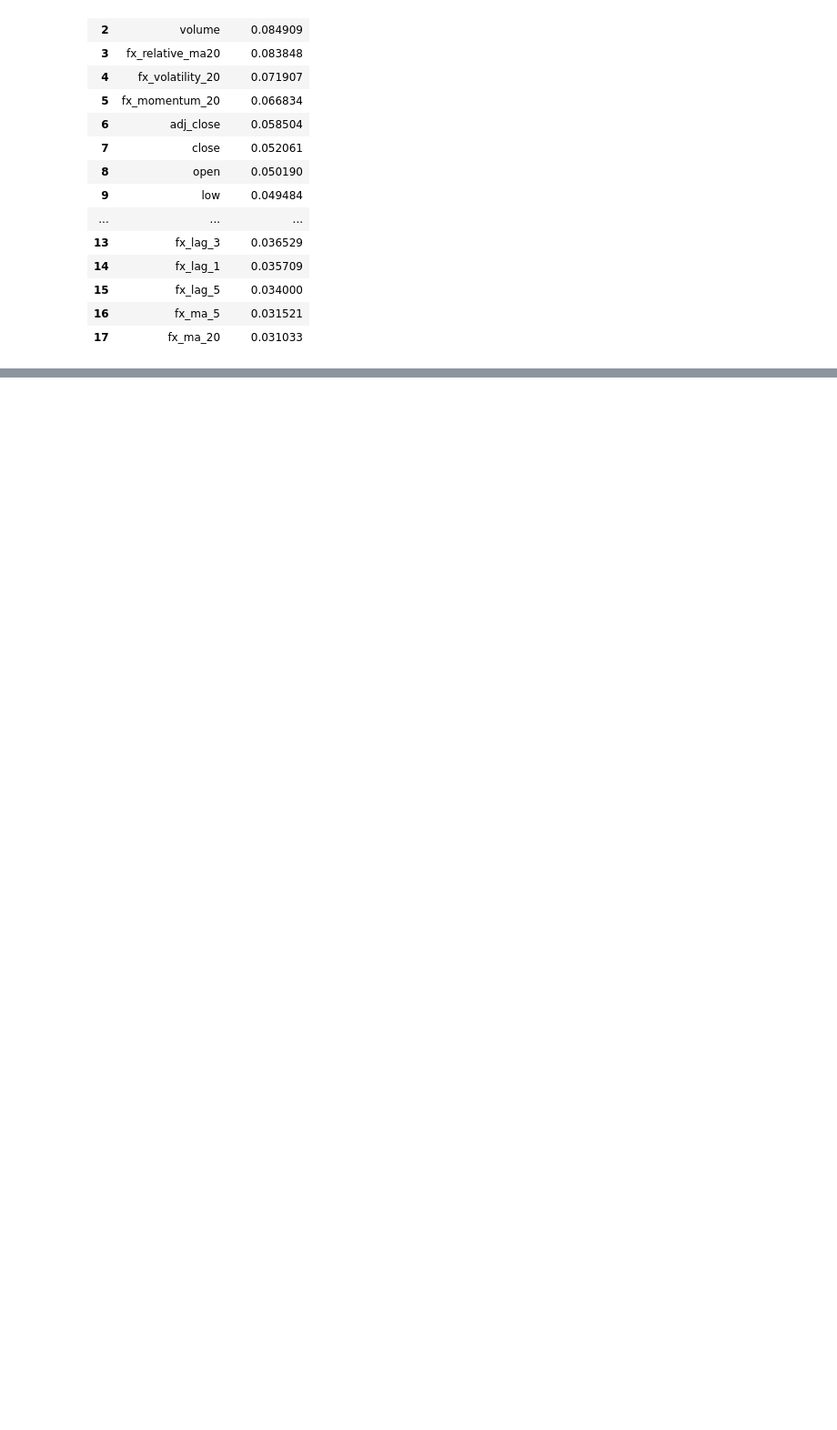
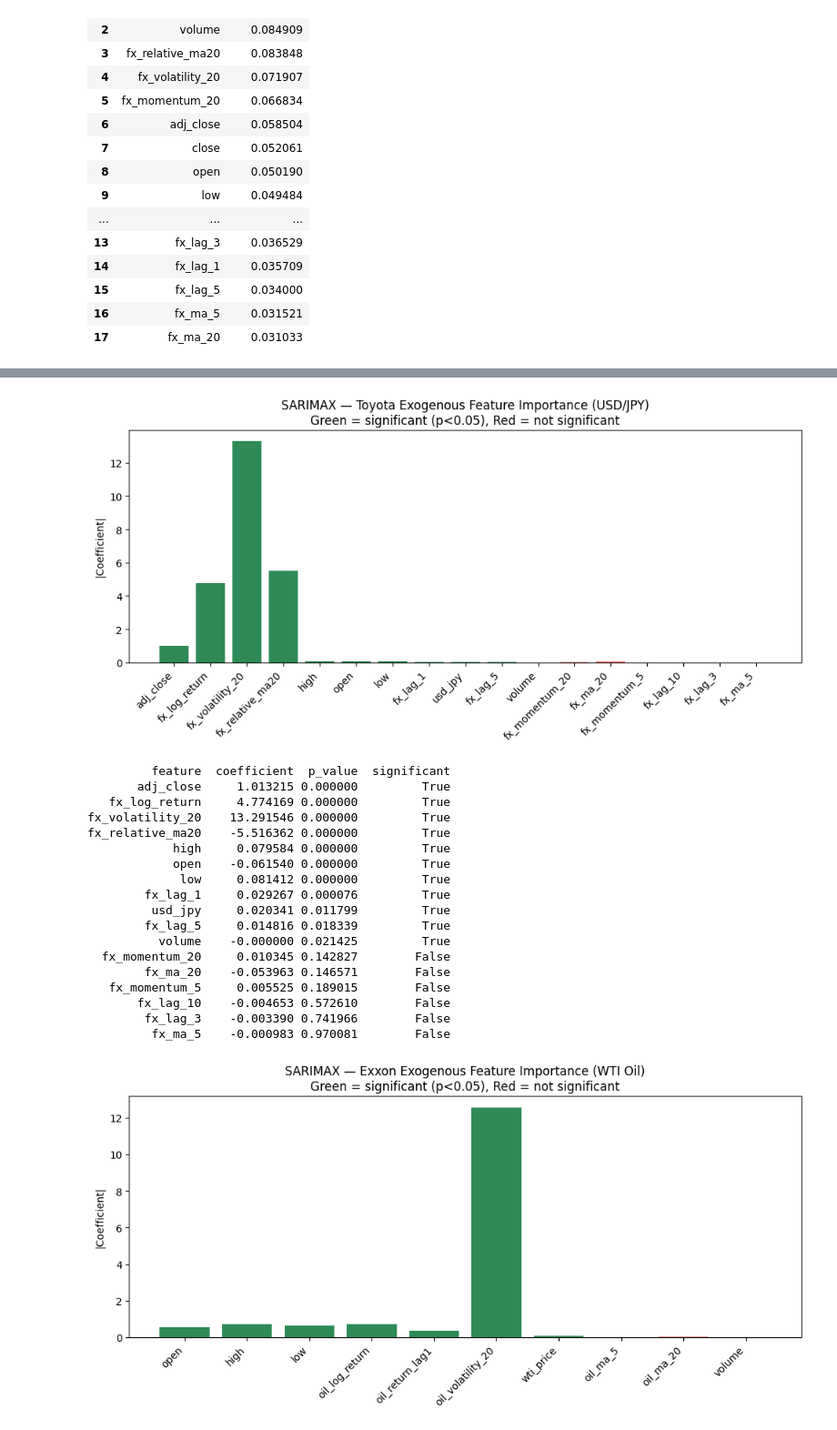
Before and after one commit to IntelligentSystemsProject/Stock-Market-Project, a Jupyter notebook: project.ipynb, the cells around one changed output, grey strips where cells are left out. Shown at 91% size. Cells and saved outputs as stored; diff of their text form; code cells hidden in the pictures; blank space fills up the shorter version.

Commit message:
Add SARIMA/SARIMAX feature importance analysis

```diff
--- a/project.ipynb
+++ b/project.ipynb
@@ -1942,12 +1942,15 @@ def train_sarima_ts(
     exog_cols = [i for i in range(F) if i != target_idx]
     has_exog = use_exog and len(exog_cols) > 0
 
+    exog_feature_names = [f for f in features if f != target_col]
+
     # 2. Cross-validation loop
     tscv = TimeSeriesSplit(n_splits=n_splits)
     cv_scores = []
     all_y_true = []
     all_y_pred = []
     last_fold_preds = None
+    last_fold_fit = None
 
     for fold, (tr_idx, te_idx) in enumerate(tscv.split(feature_arr)):
 
@@ -1967,12 +1970,12 @@ def train_sarima_ts(
                 test_dates = pd.DatetimeIndex(date_index[te_idx])
 
             y_train_s = pd.Series(y_train, index=train_dates)
-            exog_train_s = pd.DataFrame(exog_train, index=train_dates) if has_exog else None
-            exog_test_s = pd.DataFrame(exog_test,  index=test_dates)  if has_exog else None
+            exog_train_s = pd.DataFrame(exog_train, index=train_dates, columns=exog_feature_names) if has_exog else None
+            exog_test_s  = pd.DataFrame(exog_test,  index=test_dates,  columns=exog_feature_names) if has_exog else None
         else:
             y_train_s = pd.Series(y_train)
-            exog_train_s = pd.DataFrame(exog_train) if has_exog else None
-            exog_test_s = pd.DataFrame(exog_test)  if has_exog else None
+            exog_train_s = pd.DataFrame(exog_train, columns=exog_feature_names) if has_exog else None
+            exog_test_s  = pd.DataFrame(exog_test,  columns=exog_feature_names) if has_exog else None
 
         # Fit SARIMAX with warnings suppressed to avoid fold failures due to convergence or stationarity issues
         try:
@@ -2011,6 +2014,7 @@ def train_sarima_ts(
         all_y_true.extend(y_test)
         all_y_pred.extend(y_pred)
         last_fold_preds = (y_test, y_pred)
+        last_fold_fit = fit
 
         print(f"  Fold {fold + 1}: MAE=${mae:.4f}  RMSE=${rmse:.4f}  R²={r2:.4f}")
 
@@ -2032,6 +2036,7 @@ def train_sarima_ts(
         "mean_mae": cv_df["MAE"].mean(),
         "mean_rmse": cv_df["RMSE"].mean(),
         "mean_r2": cv_df["R2"].mean(),
+        "last_fold_fit":  last_fold_fit
     }
 # %%
 # NVDA
@@ -2326,0 +2368,39 @@ fx_volatility_20    0.071907
+# %%
+
+# Toyota SARIMAX — USD/JPY exog features
+target_col = "close"
+exog_cols = [c for c in merged_toyota_df.columns if c != target_col]
+_ = analyze_sarimax_importance(
+    fit_result=results_toyota_sarima["last_fold_fit"],
+    exog_feature_names=exog_cols,
+    title="SARIMAX — Toyota Exogenous Feature Importance (USD/JPY)"
+)
+
+# Exxon SARIMAX — WTI oil exog features
+exog_cols = [c for c in merged_exxon_df.columns if c != target_col]
+_ = analyze_sarimax_importance(
+    fit_result=results_exxon_sarima["last_fold_fit"],
+    exog_feature_names=exog_cols,
+    title="SARIMAX — Exxon Exogenous Feature Importance (WTI Oil)"
+)
+# %% [output]
+[figure, added]
+         feature  coefficient  p_value  significant
+       adj_close     1.013215 0.000000         True
+   fx_log_return     4.774169 0.000000         True
+fx_volatility_20    13.291546 0.000000         True
+fx_relative_ma20    -5.516362 0.000000         True
+            high     0.079584 0.000000         True
+            open    -0.061540 0.000000         True
+             low     0.081412 0.000000         True
+        fx_lag_1     0.029267 0.000076         True
+         usd_jpy     0.020341 0.011799         True
+        fx_lag_5     0.014816 0.018339         True
+          volume    -0.000000 0.021425         True
+  fx_momentum_20     0.010345 0.142827        False
+        fx_ma_20    -0.053963 0.146571        False
+   fx_momentum_5     0.005525 0.189015        False
+       fx_lag_10    -0.004653 0.572610        False
+        fx_lag_3    -0.003390 0.741966        False
+         fx_ma_5    -0.000983 0.970081        False
+[figure, added]
```
Also changed, not shown: parts of 3 cells of this notebook.
